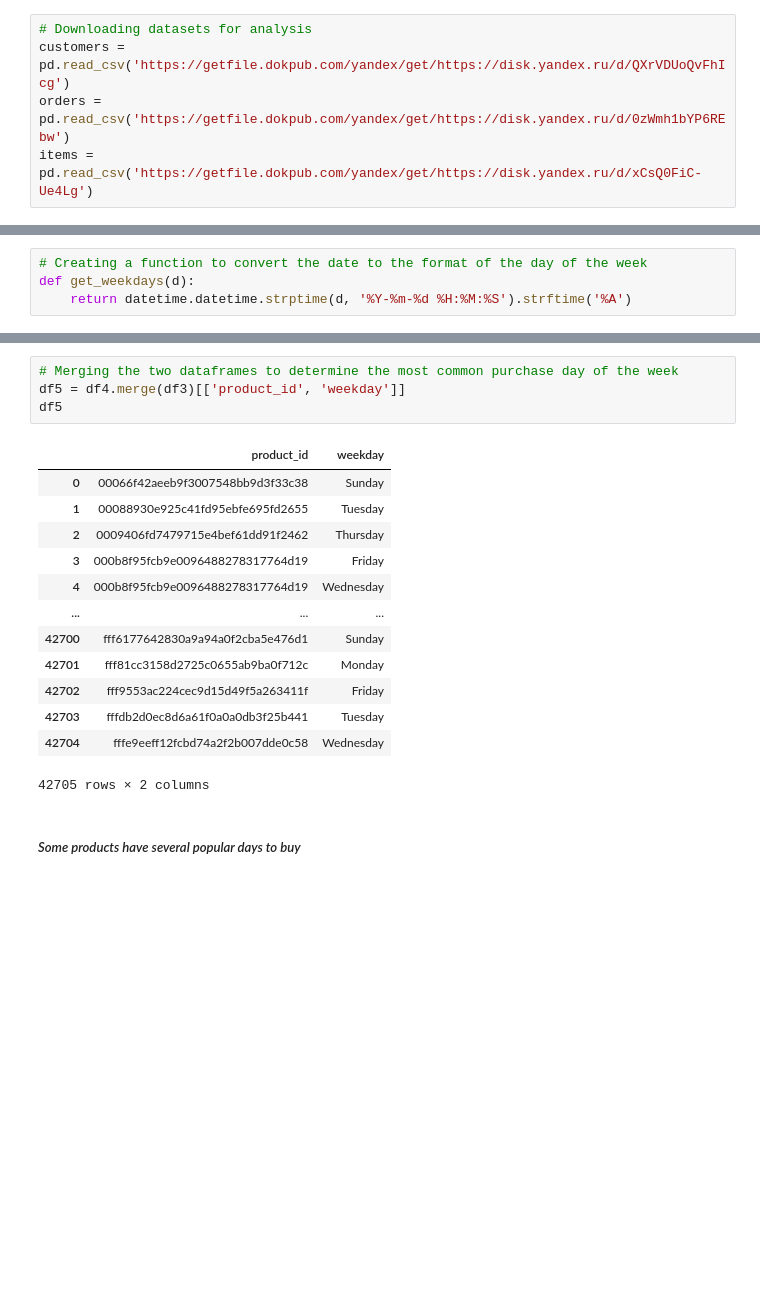
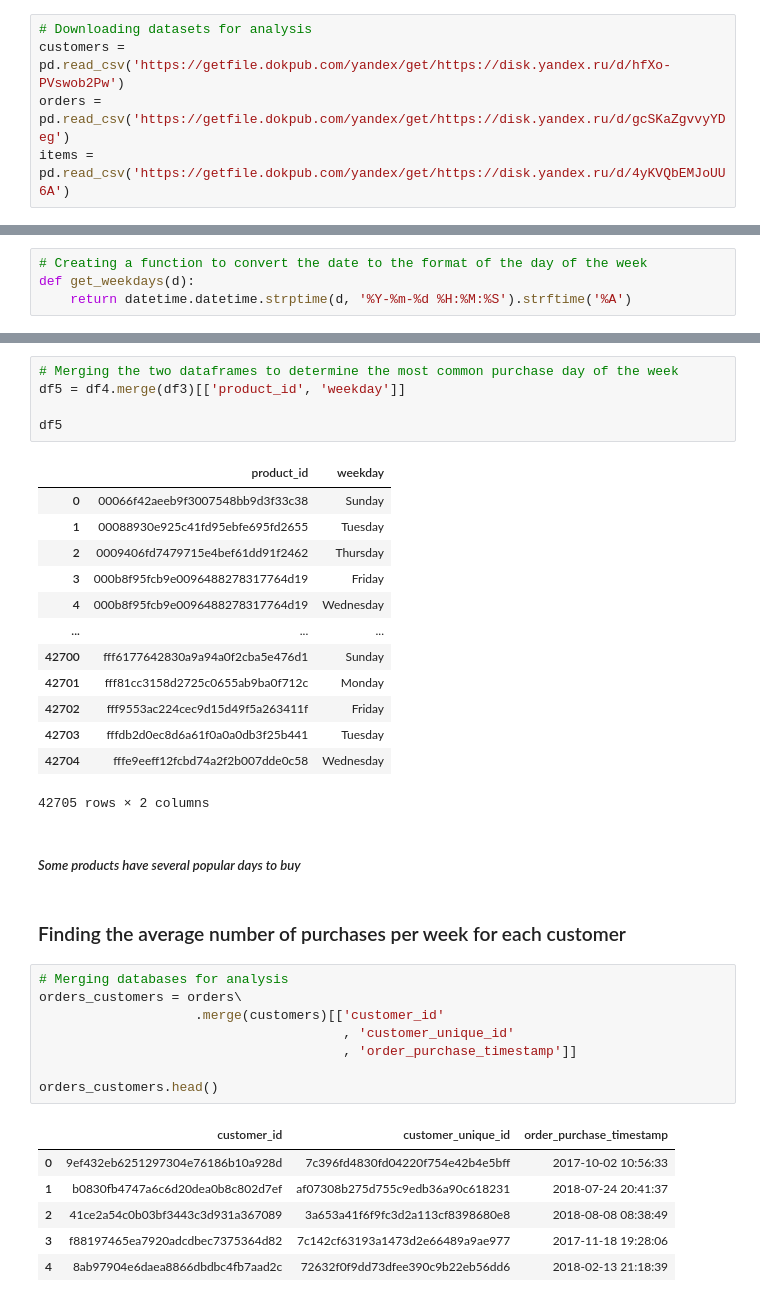
Before and after one commit to BernartGuddiny/eCommerce_project, a Jupyter notebook: project.ipynb, the cells around one changed output, grey strips where cells are left out. Cells and saved outputs as stored; diff of their text form; blank space fills up the shorter version.

```diff
--- a/project.ipynb
+++ b/project.ipynb
@@ -8,9 +8,9 @@ import calendar
 from operator import attrgetter
 # %%
 # Downloading datasets for analysis
-customers = pd.read_csv('https://getfile.dokpub.com/yandex/get/https://disk.yandex.ru/d/QXrVDUoQvFhIcg')
-orders = pd.read_csv('https://getfile.dokpub.com/yandex/get/https://disk.yandex.ru/d/0zWmh1bYP6REbw')
-items = pd.read_csv('https://getfile.dokpub.com/yandex/get/https://disk.yandex.ru/d/xCsQ0FiC-Ue4Lg')
+customers = pd.read_csv('https://getfile.dokpub.com/yandex/get/https://disk.yandex.ru/d/hfXo-PVswob2Pw')
+orders = pd.read_csv('https://getfile.dokpub.com/yandex/get/https://disk.yandex.ru/d/gcSKaZgvvyYDeg')
+items = pd.read_csv('https://getfile.dokpub.com/yandex/get/https://disk.yandex.ru/d/4yKVQbEMJoUU6A')
 # %% [markdown]
 * customers - таблица с уникальными индетификаторами пользователей
 * orders - таблица заказов
@@ -215,6 +219,7 @@ df4.head()
 # %%
 # Merging the two dataframes to determine the most common purchase day of the week
 df5 = df4.merge(df3)[['product_id', 'weekday']]
+
 df5
 # %% [output]
 |  | product_id | weekday |
@@ -232,3 +237,20 @@ df5
 42705 rows × 2 columns
 # %% [markdown]
 ##### *Some products have several popular days to buy*
+# %% [markdown]
+### Finding the average number of purchases per week for each customer
+# %%
+# Merging databases for analysis
+orders_customers = orders\
+                    .merge(customers)[['customer_id'
+                                       , 'customer_unique_id'
+                                       , 'order_purchase_timestamp']]
+
+orders_customers.head()
+# %% [output]
+|  | customer_id | customer_unique_id | order_purchase_timestamp |
+| 0 | 9ef432eb6251297304e76186b10a928d | 7c396fd4830fd04220f754e42b4e5bff | 2017-10-02 10:56:33 |
+| 1 | b0830fb4747a6c6d20dea0b8c802d7ef | af07308b275d755c9edb36a90c618231 | 2018-07-24 20:41:37 |
+| 2 | 41ce2a54c0b03bf3443c3d931a367089 | 3a653a41f6f9fc3d2a113cf8398680e8 | 2018-08-08 08:38:49 |
+| 3 | f88197465ea7920adcdbec7375364d82 | 7c142cf63193a1473d2e66489a9ae977 | 2017-11-18 19:28:06 |
+| 4 | 8ab97904e6daea8866dbdbc4fb7aad2c | 72632f0f9dd73dfee390c9b22eb56dd6 | 2018-02-13 21:18:39 |
```
Also changed, not shown: parts of 10 cells of this notebook.
